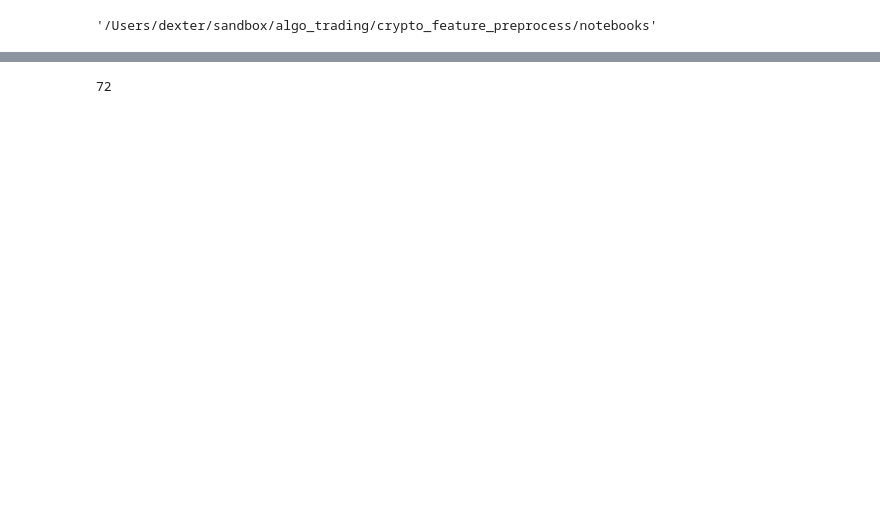
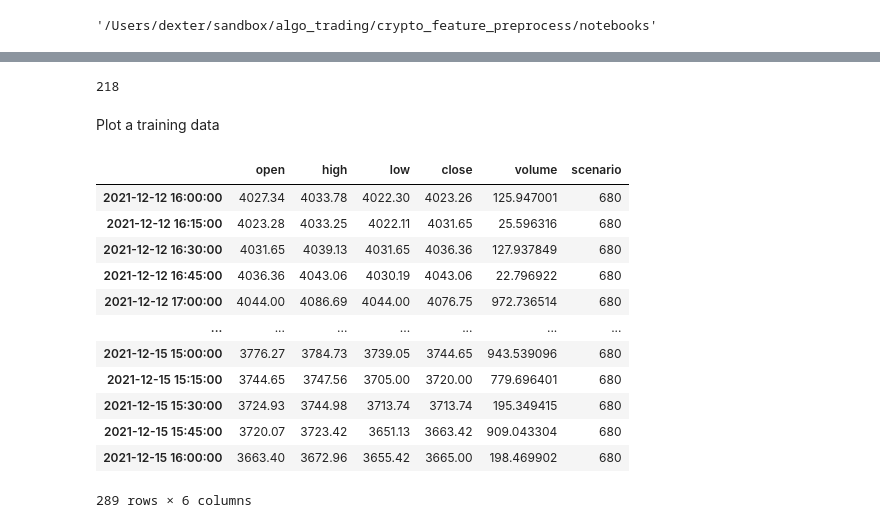
Before and after one commit to dexterchan/crypto_feature_preprocess, a Jupyter notebook: notebooks/Training_Data_Viewer.ipynb, the cells around one changed output, grey strips where cells are left out. Saved outputs shown, nothing was run; the diff lists cells and outputs as text; code cells hidden in the pictures; blank space fills up the shorter version.

```diff
--- a/notebooks/Training_Data_Viewer.ipynb
+++ b/notebooks/Training_Data_Viewer.ipynb
@@ -46,4 +42,6 @@ total data 20942
 # %%
-df["scenario"].max()
+eval_df["scenario"].max()
 # %% [output]
-72
+218
+# %% [markdown]
+Plot a training data
@@ -49,0 +54,16 @@ df["scenario"].max()
+# %%
+pick_df
+# %% [output]
+|  | open | high | low | close | volume | scenario |
+| 2021-12-12 16:00:00 | 4027.34 | 4033.78 | 4022.30 | 4023.26 | 125.947001 | 680 |
+| 2021-12-12 16:15:00 | 4023.28 | 4033.25 | 4022.11 | 4031.65 | 25.596316 | 680 |
+| 2021-12-12 16:30:00 | 4031.65 | 4039.13 | 4031.65 | 4036.36 | 127.937849 | 680 |
+| 2021-12-12 16:45:00 | 4036.36 | 4043.06 | 4030.19 | 4043.06 | 22.796922 | 680 |
+| 2021-12-12 17:00:00 | 4044.00 | 4086.69 | 4044.00 | 4076.75 | 972.736514 | 680 |
+| ... | ... | ... | ... | ... | ... | ... |
+| 2021-12-15 15:00:00 | 3776.27 | 3784.73 | 3739.05 | 3744.65 | 943.539096 | 680 |
+| 2021-12-15 15:15:00 | 3744.65 | 3747.56 | 3705.00 | 3720.00 | 779.696401 | 680 |
+| 2021-12-15 15:30:00 | 3724.93 | 3744.98 | 3713.74 | 3713.74 | 195.349415 | 680 |
+| 2021-12-15 15:45:00 | 3720.07 | 3723.42 | 3651.13 | 3663.42 | 909.043304 | 680 |
+| 2021-12-15 16:00:00 | 3663.40 | 3672.96 | 3655.42 | 3665.00 | 198.469902 | 680 |
+289 rows × 6 columns
```
Also changed, not shown: parts of 15 cells of this notebook, 7 other files.
